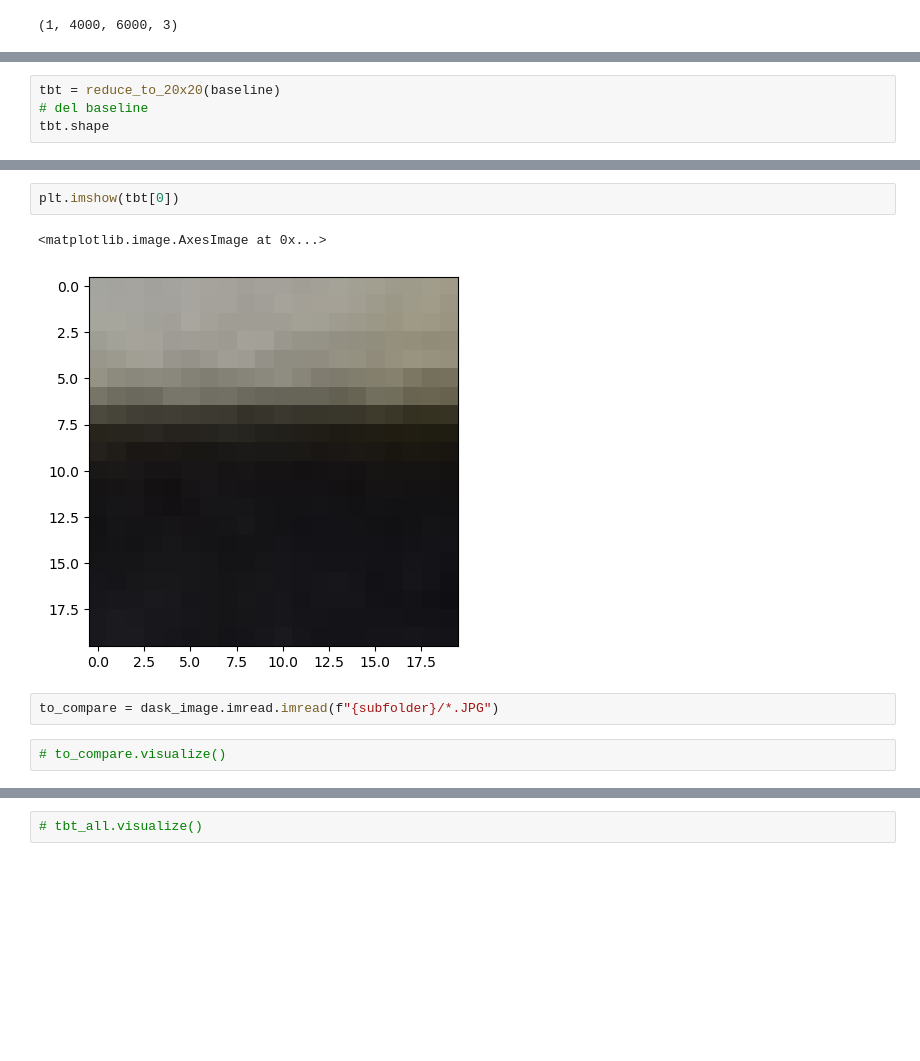
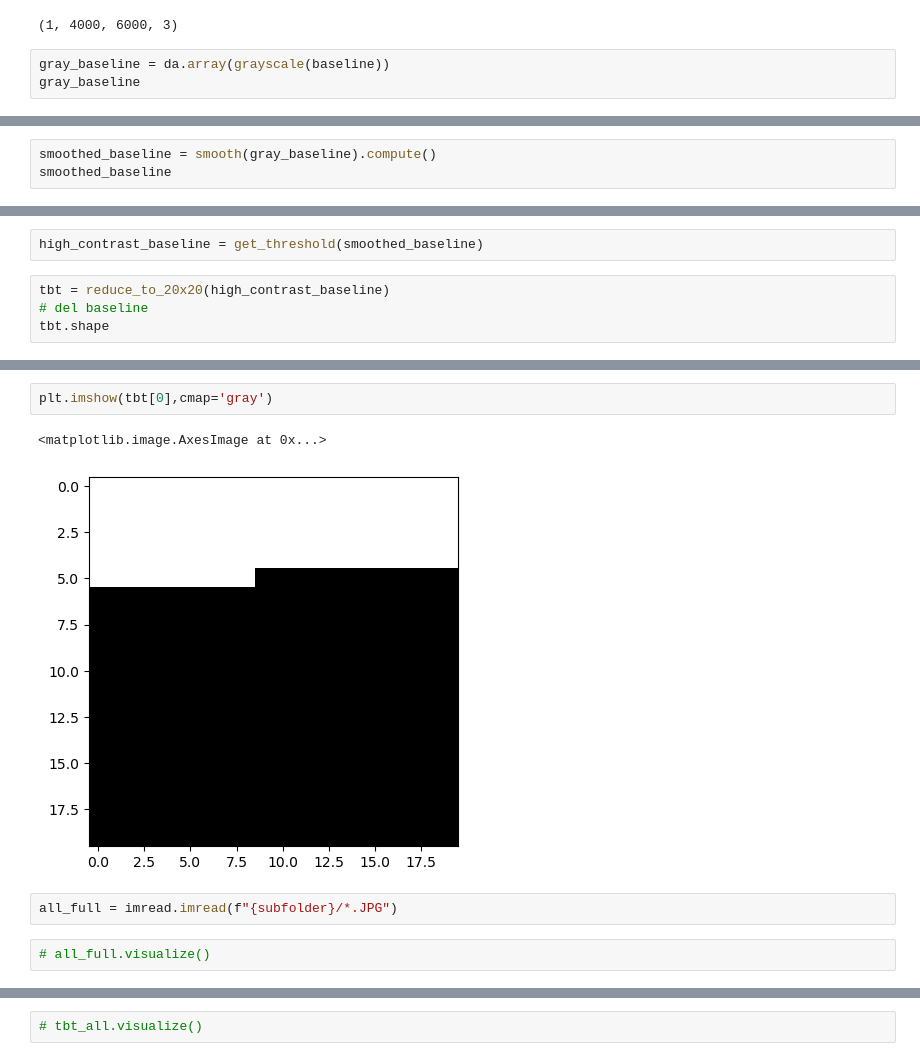
Before and after one commit to davedavemckay/timelapse-homogenise, a Jupyter notebook: imcomp.ipynb, the cells around one changed output, grey strips where cells are left out. Cells and saved outputs as stored; diff of their text form; blank space fills up the shorter version.

Commit message:
high_contrast flattened vectors

```diff
--- a/imcomp.ipynb
+++ b/imcomp.ipynb
@@ -125,3 +79,6 @@ df.head()
 baseline.shape
 # %% [output]
 (1, 4000, 6000, 3)
+# %%
+gray_baseline = da.array(grayscale(baseline))
+gray_baseline
@@ -127,0 +87,3 @@ baseline.shape
+# %%
+smoothed_baseline = smooth(gray_baseline).compute()
+smoothed_baseline
@@ -128,5 +107,7 @@ baseline.shape
+# %%
+high_contrast_baseline = get_threshold(smoothed_baseline)
 # %%
-tbt = reduce_to_20x20(baseline)
+tbt = reduce_to_20x20(high_contrast_baseline)
 # del baseline
 tbt.shape
 # %% [output]
@@ -154,10 +135,10 @@ array([[[[164, 165, 159],
 # %%
-plt.imshow(tbt[0])
+plt.imshow(tbt[0],cmap='gray')
 # %% [output]
 <matplotlib.image.AxesImage at 0x...>
-[figure, old version]
+[figure, new version]
 # %%
-to_compare = dask_image.imread.imread(f"{subfolder}/*.JPG")
+all_full = imread.imread(f"{subfolder}/*.JPG")
 # %%
-# to_compare.visualize()
+# all_full.visualize()
 # %%
```
Also changed, not shown: parts of 35 cells of this notebook.
